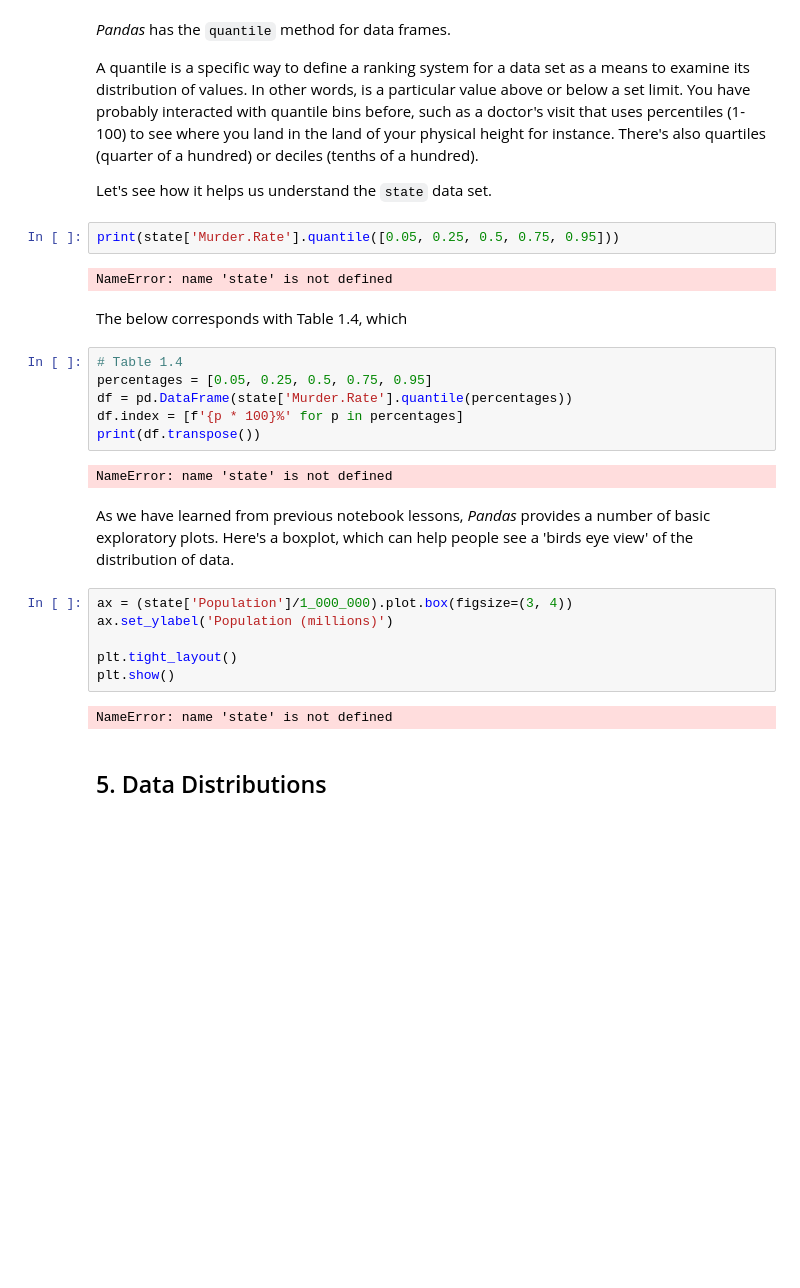
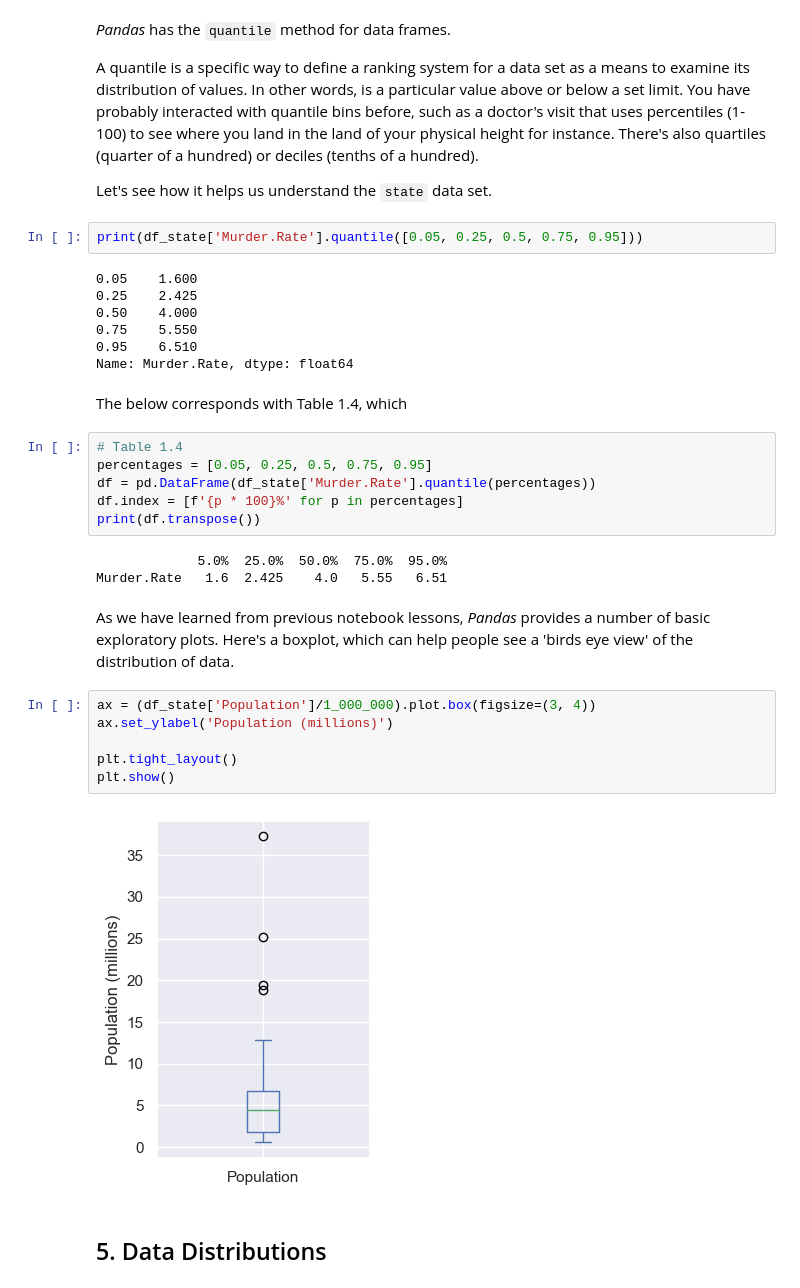
Before and after one commit to haleyrhiann4/3844f23-writing-digital-media, a Jupyter notebook: book/03-Pandas-Data-Analysis/05-Pandas-EDA-Overview-Practical-Stats.ipynb, the cells around one changed output. Drawn from its saved outputs; the diff is of its cells as text; blank space fills up the shorter version.

```diff
--- a/book/03-Pandas-Data-Analysis/05-Pandas-EDA-Overview-Practical-Stats.ipynb
+++ b/book/03-Pandas-Data-Analysis/05-Pandas-EDA-Overview-Practical-Stats.ipynb
@@ -197,29 +224,35 @@ A quantile is a specific way to define a ranking system for a data set as a mean
 
 Let's see how it helps us understand the `state` data set.
 # %%
-print(state['Murder.Rate'].quantile([0.05, 0.25, 0.5, 0.75, 0.95]))
+print(df_state['Murder.Rate'].quantile([0.05, 0.25, 0.5, 0.75, 0.95]))
 # %% [output]
-NameError: name 'state' is not defined
+0.05    1.600
+0.25    2.425
+0.50    4.000
+0.75    5.550
+0.95    6.510
+Name: Murder.Rate, dtype: float64
 # %% [markdown]
 The below corresponds with Table 1.4, which
 # %%
 # Table 1.4
 percentages = [0.05, 0.25, 0.5, 0.75, 0.95]
-df = pd.DataFrame(state['Murder.Rate'].quantile(percentages))
+df = pd.DataFrame(df_state['Murder.Rate'].quantile(percentages))
 df.index = [f'{p * 100}%' for p in percentages]
 print(df.transpose())
 # %% [output]
-NameError: name 'state' is not defined
+             5.0%  25.0%  50.0%  75.0%  95.0%
+Murder.Rate   1.6  2.425    4.0   5.55   6.51
 # %% [markdown]
 As we have learned from previous notebook lessons, _Pandas_ provides a number of basic exploratory plots. Here's a boxplot, which can help people see a 'birds eye view' of the distribution of data.
 # %%
-ax = (state['Population']/1_000_000).plot.box(figsize=(3, 4))
+ax = (df_state['Population']/1_000_000).plot.box(figsize=(3, 4))
 ax.set_ylabel('Population (millions)')
 
 plt.tight_layout()
 plt.show()
 # %% [output]
-NameError: name 'state' is not defined
+[figure, added]
 # %% [markdown]
 ## 5. Data Distributions
 # %% [markdown]
```
Also changed, not shown: parts of 18 cells of this notebook, 13 other files.
